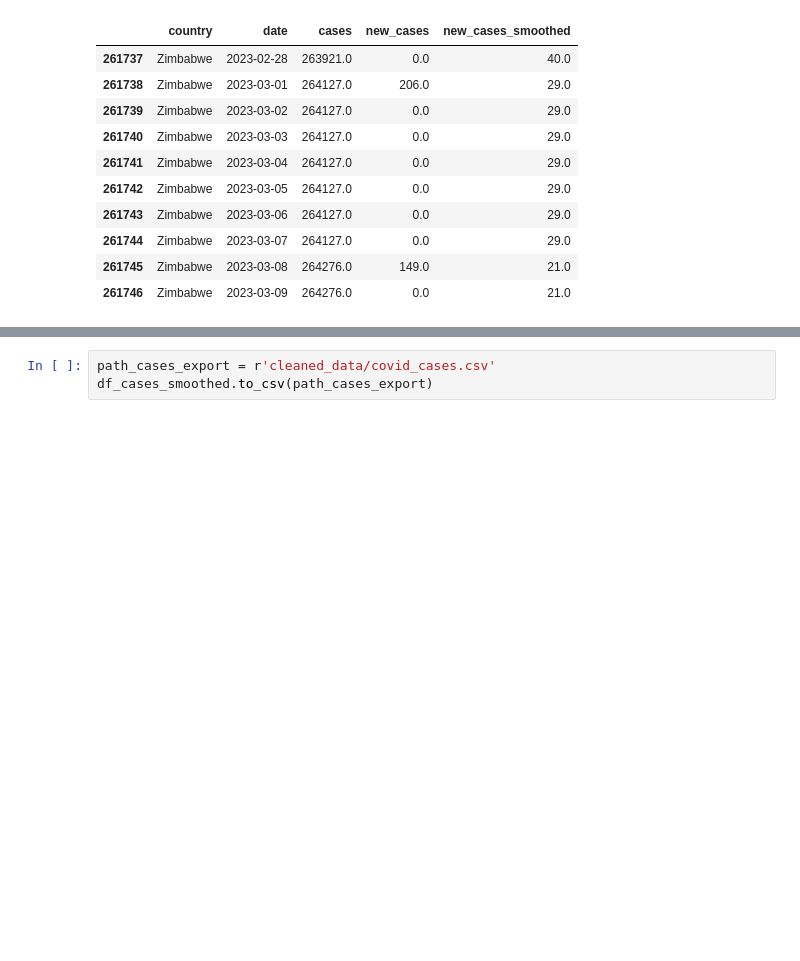
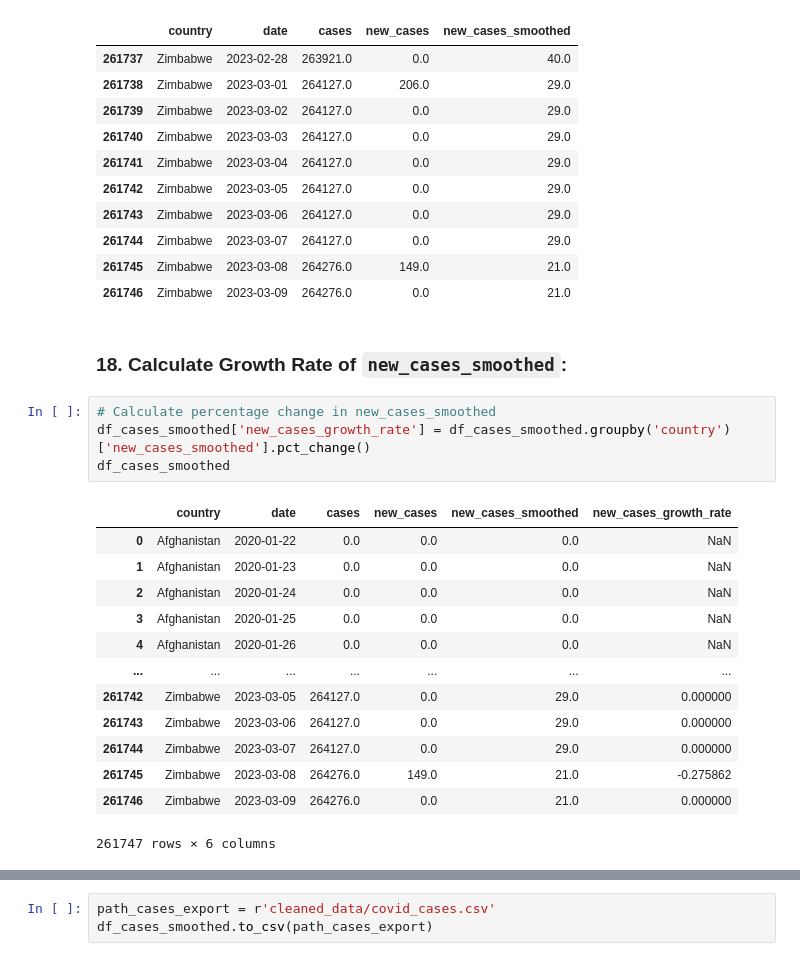
Before and after one commit to jamesinjune/COVID_19_Across_the_World, a Jupyter notebook: notebooks/COVID19_Datasets_Cleaning.ipynb, the cells around one changed output, grey strips where cells are left out. Saved outputs shown, nothing was run; the diff lists cells and outputs as text; blank space fills up the shorter version.

```diff
--- a/notebooks/COVID19_Datasets_Cleaning.ipynb
+++ b/notebooks/COVID19_Datasets_Cleaning.ipynb
@@ -552,4 +552,24 @@ df_cases_smoothed.tail(10)
 | 261744 | Zimbabwe | 2023-03-07 | 264127.0 | 0.0 | 29.0 |
 | 261745 | Zimbabwe | 2023-03-08 | 264276.0 | 149.0 | 21.0 |
 | 261746 | Zimbabwe | 2023-03-09 | 264276.0 | 0.0 | 21.0 |
+# %% [markdown]
+### 18. Calculate Growth Rate of `new_cases_smoothed`:
+# %%
+# Calculate percentage change in new_cases_smoothed
+df_cases_smoothed['new_cases_growth_rate'] = df_cases_smoothed.groupby('country')['new_cases_smoothed'].pct_change()
+df_cases_smoothed
+# %% [output]
+|  | country | date | cases | new_cases | new_cases_smoothed | new_cases_growth_rate |
+| 0 | Afghanistan | 2020-01-22 | 0.0 | 0.0 | 0.0 | NaN |
+| 1 | Afghanistan | 2020-01-23 | 0.0 | 0.0 | 0.0 | NaN |
+| 2 | Afghanistan | 2020-01-24 | 0.0 | 0.0 | 0.0 | NaN |
+| 3 | Afghanistan | 2020-01-25 | 0.0 | 0.0 | 0.0 | NaN |
+| 4 | Afghanistan | 2020-01-26 | 0.0 | 0.0 | 0.0 | NaN |
+| ... | ... | ... | ... | ... | ... | ... |
+| 261742 | Zimbabwe | 2023-03-05 | 264127.0 | 0.0 | 29.0 | 0.000000 |
+| 261743 | Zimbabwe | 2023-03-06 | 264127.0 | 0.0 | 29.0 | 0.000000 |
+| 261744 | Zimbabwe | 2023-03-07 | 264127.0 | 0.0 | 29.0 | 0.000000 |
+| 261745 | Zimbabwe | 2023-03-08 | 264276.0 | 149.0 | 21.0 | -0.275862 |
+| 261746 | Zimbabwe | 2023-03-09 | 264276.0 | 0.0 | 21.0 | 0.000000 |
+261747 rows × 6 columns
 # %% [markdown]
```
Also changed, not shown: parts of 4 cells of this notebook.
